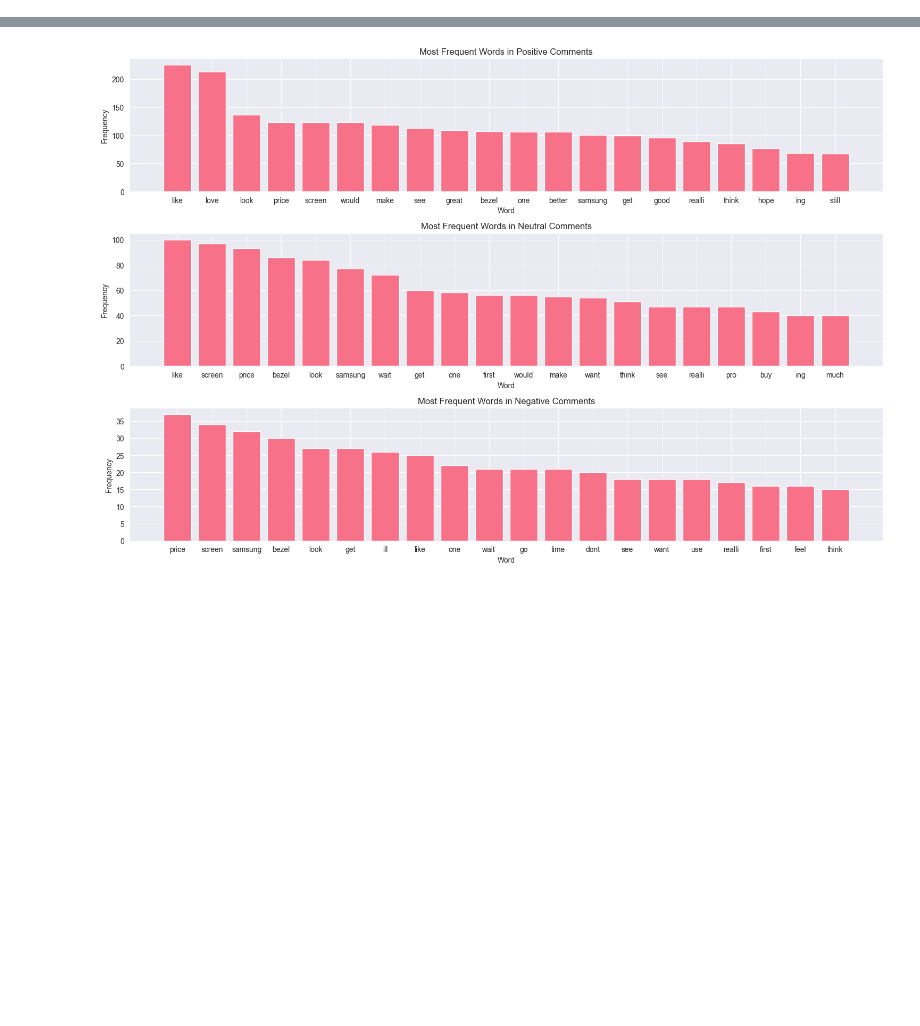
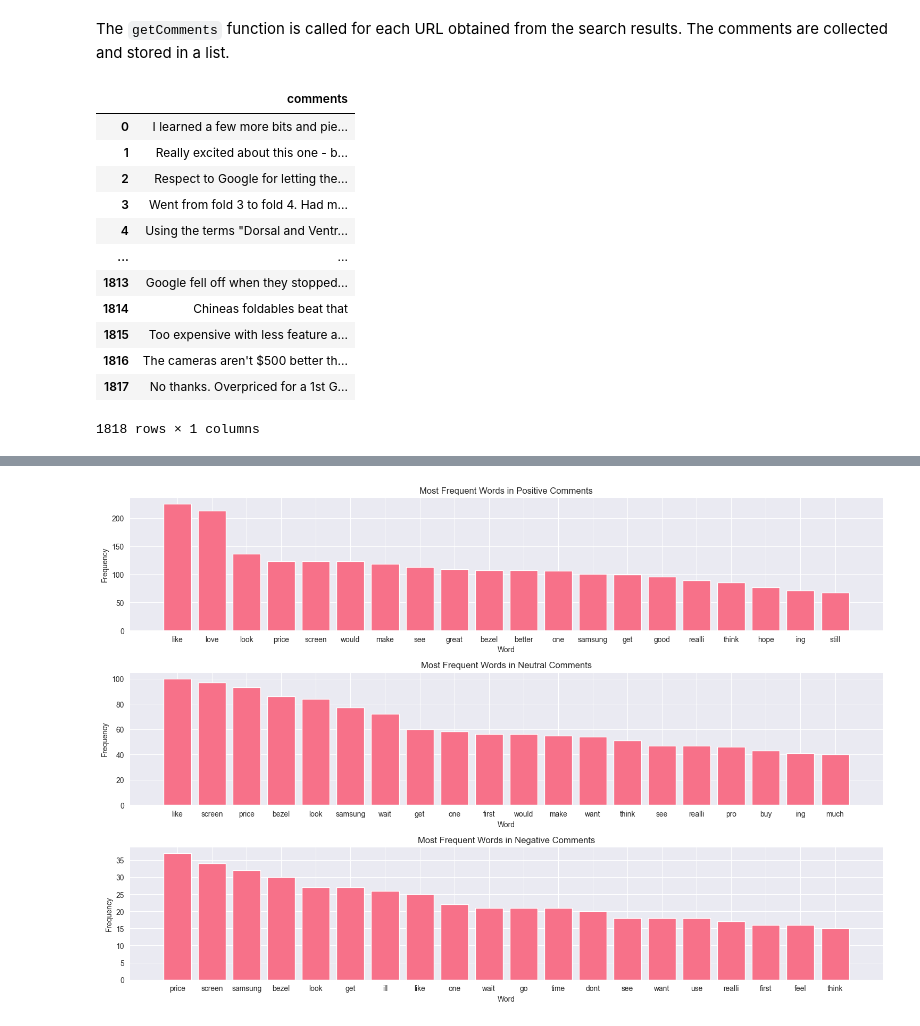
Before and after one commit to kings-data-quest/Tech_review_sentiment_analysis, a Jupyter notebook: data.ipynb, the cells around one changed output, grey strips where cells are left out. Drawn from its saved outputs; the diff is of its cells as text; code cells hidden in the pictures; blank space fills up the shorter version.

```diff
--- a/data.ipynb
+++ b/data.ipynb
@@ -108,4 +129,4 @@ def getComments(url):
         return comment_list
 # %%
 query = "pixel fold"
-# urls = search(query)
+urls = search(query)
@@ -112,7 +146,9 @@ query = "pixel fold"
+# %% [markdown]
+The `getComments` function is called for each URL obtained from the search results. The comments are collected and stored in a list.
 # %%
-# comments = []
-# for url in tqdm(urls):
-#     sleep(10)
-#     com = getComments(url)
-#     comments.extend(com)
+comments = []
+for url in tqdm(urls):
+    sleep(10)
+    com = getComments(url)
+    comments.extend(com)
 # %%
@@ -120,3 +156,19 @@ query = "pixel fold"
+# %%
+df
+# %% [output]
+|  | comments |
+| 0 | I learned a few more bits and pie... |
+| 1 | Really excited about this one - b... |
+| 2 | Respect to Google for letting the... |
+| 3 | Went from fold 3 to fold 4. Had m... |
+| 4 | Using the terms "Dorsal and Ventr... |
+| ... | ... |
+| 1813 | Google fell off when they stopped... |
+| 1814 | Chineas foldables beat that |
+| 1815 | Too expensive with less feature a... |
+| 1816 | The cameras aren't $500 better th... |
+| 1817 | No thanks. Overpriced for a 1st G... |
+1818 rows × 1 columns
 # %%
 # df.to_csv(f'{query}_comments.csv', index = False)
 # %%
```
Also changed, not shown: parts of 17 cells of this notebook, 2 other files.
